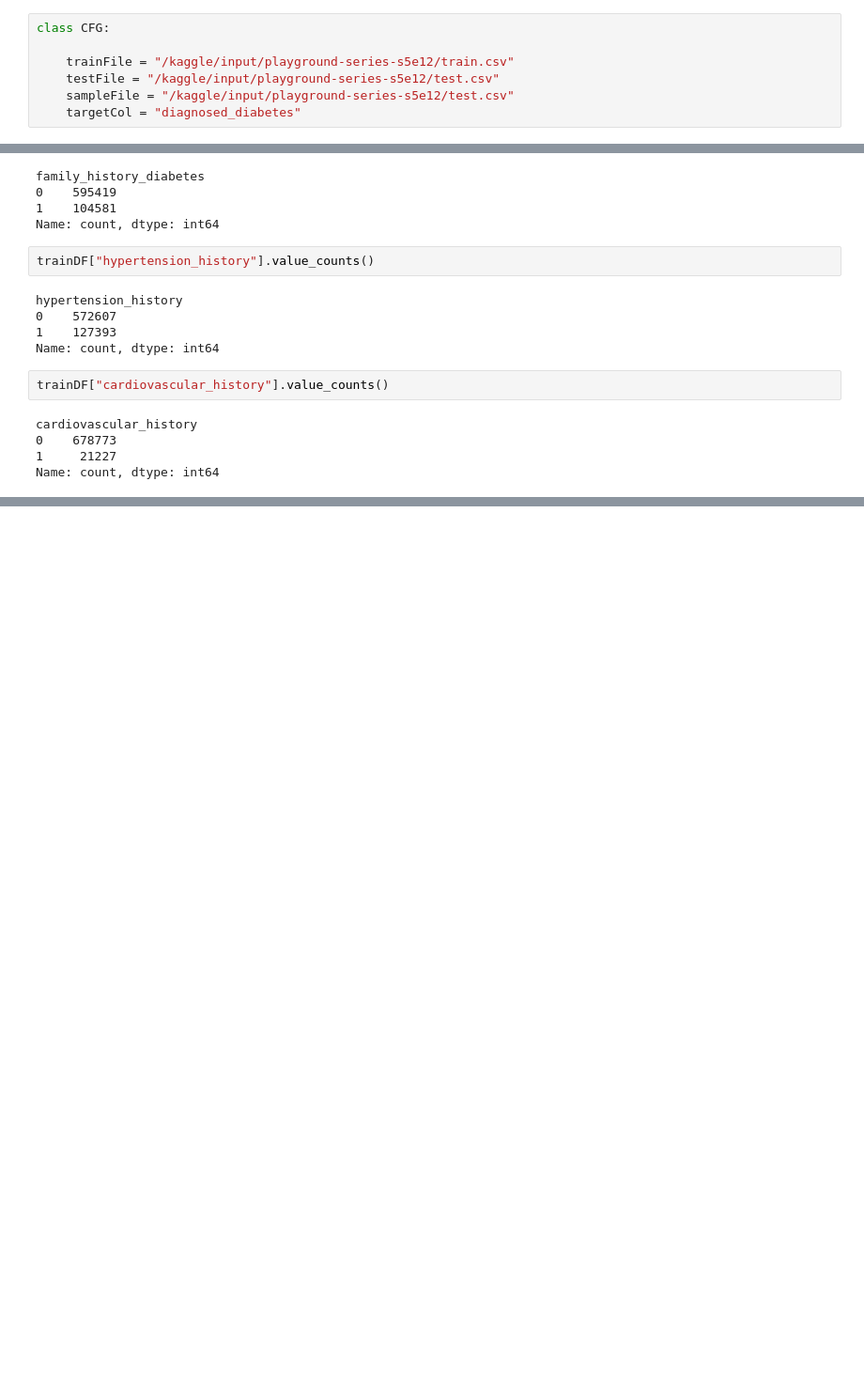
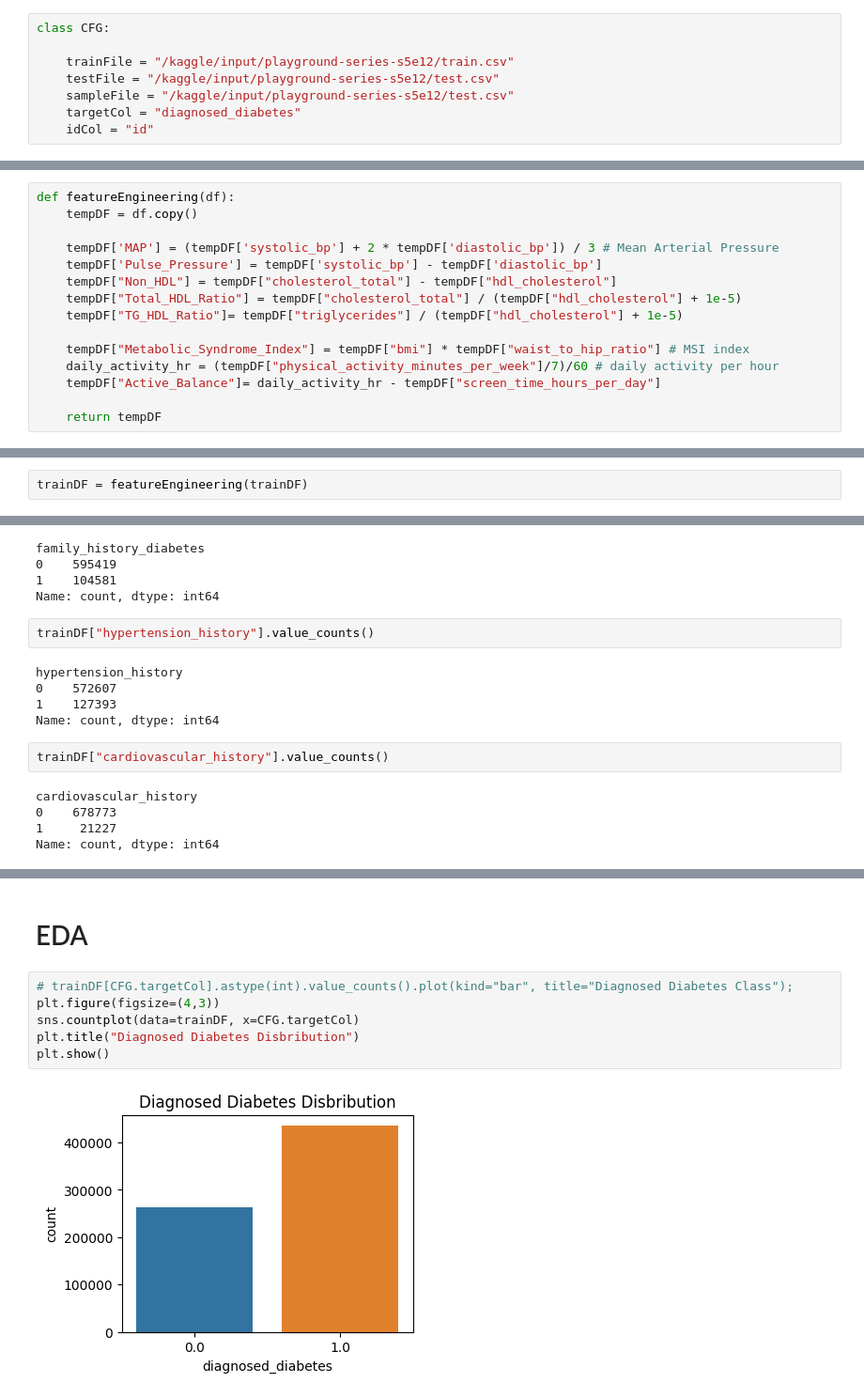
Before and after one commit to johnsonhk88/Kaggle-Diabetes-Prediction-Challenge, a Jupyter notebook: src/diabetes-prediction-ml.ipynb, the cells around one changed output, grey strips where cells are left out. Shown: that part at 94% size. Saved outputs shown, nothing was run; the diff lists cells and outputs as text; blank space fills up the shorter version.

Commit message:
feat : update my diabetes prediction model with new dataset

```diff
--- a/src/diabetes-prediction-ml.ipynb
+++ b/src/diabetes-prediction-ml.ipynb
@@ -25,6 +44,7 @@ class CFG:
     testFile = "/kaggle/input/playground-series-s5e12/test.csv"
     sampleFile = "/kaggle/input/playground-series-s5e12/test.csv"
     targetCol = "diagnosed_diabetes"
+    idCol = "id"
 # %%
 def printAllcolumnsValue(df, showAll=True):
     for col in df.columns:
@@ -196,6 +233,21 @@ def cleanData(df):
     print(tempDF.head(5))
     print(tempDF.isnull().sum())
     return tempDF
+# %%
+def featureEngineering(df):
+    tempDF = df.copy()
+
+    tempDF['MAP'] = (tempDF['systolic_bp'] + 2 * tempDF['diastolic_bp']) / 3 # Mean Arterial Pressure
+    tempDF['Pulse_Pressure'] = tempDF['systolic_bp'] - tempDF['diastolic_bp']
+    tempDF["Non_HDL"] = tempDF["cholesterol_total"] - tempDF["hdl_cholesterol"]
+    tempDF["Total_HDL_Ratio"] = tempDF["cholesterol_total"] / (tempDF["hdl_cholesterol"] + 1e-5)
+    tempDF["TG_HDL_Ratio"]= tempDF["triglycerides"] / (tempDF["hdl_cholesterol"] + 1e-5)
+
+    tempDF["Metabolic_Syndrome_Index"] = tempDF["bmi"] * tempDF["waist_to_hip_ratio"] # MSI index
+    daily_activity_hr = (tempDF["physical_activity_minutes_per_week"]/7)/60 # daily activity per hour
+    tempDF["Active_Balance"]= daily_activity_hr - tempDF["screen_time_hours_per_day"]
+
+    return tempDF
 # %%
 # clean train data
 trainDF = cleanData(trainDF)
@@ -238,6 +290,8 @@ family_history_diabetes               0
 hypertension_history                  0
 cardiovascular_history                0
 dtype: int64
+# %%
+trainDF = featureEngineering(trainDF)
 # %%
 trainDF
 # %% [output]
@@ -306,0 +363,10 @@ trainDF.describe()
+# %% [markdown]
+# EDA
+# %%
+# trainDF[CFG.targetCol].astype(int).value_counts().plot(kind="bar", title="Diagnosed Diabetes Class");
+plt.figure(figsize=(4,3))
+sns.countplot(data=trainDF, x=CFG.targetCol)
+plt.title("Diagnosed Diabetes Disbribution")
+plt.show()
+# %% [output]
+[figure, added]
```
Also changed, not shown: parts of 21 cells of this notebook.
